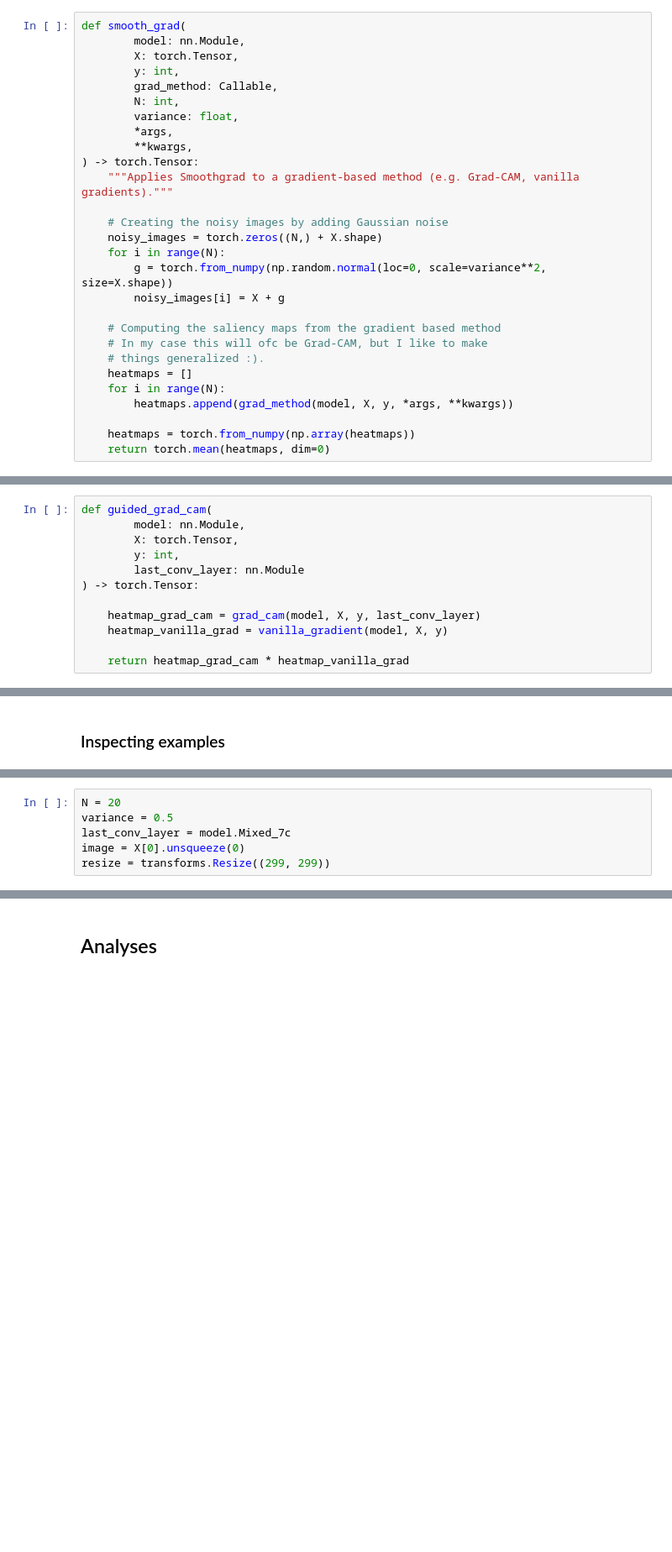
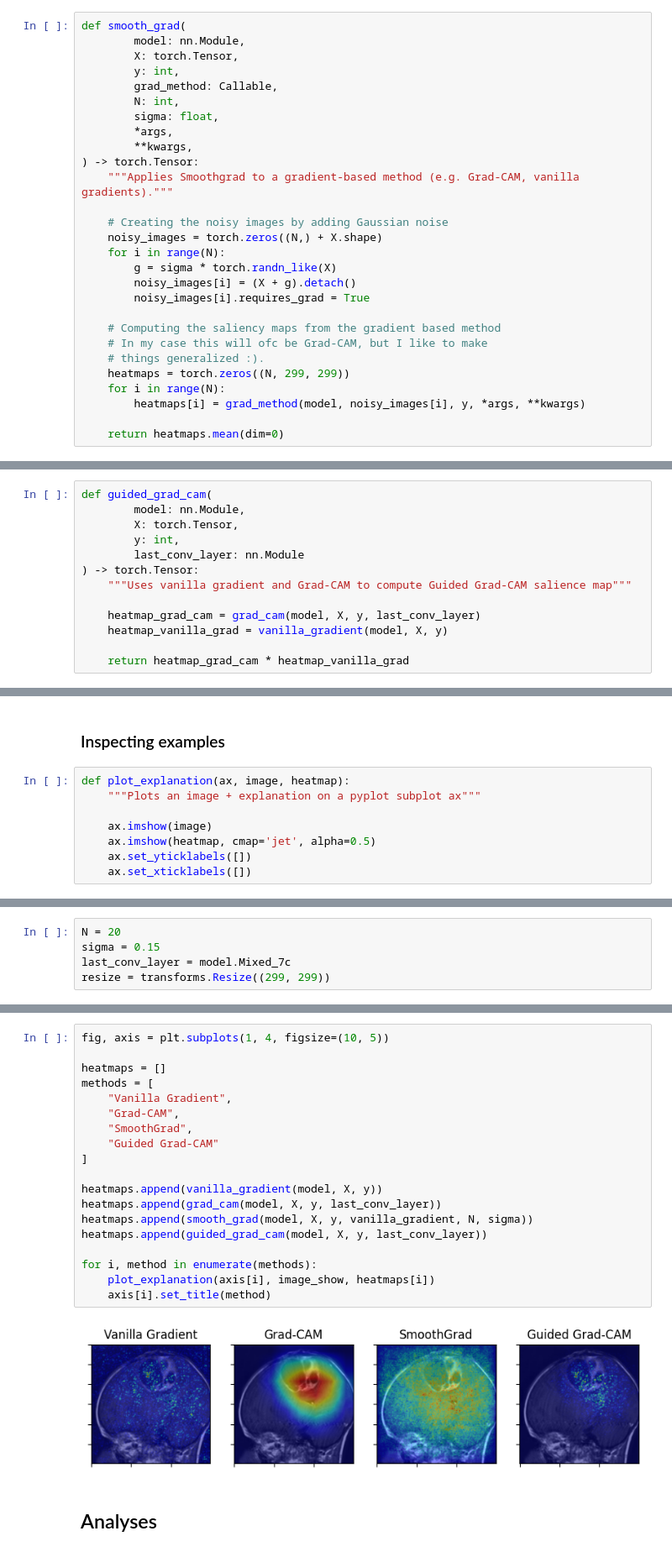
Before and after one commit to D21W12/SOW-BKI266, a Jupyter notebook: Final Assignment/analyses.ipynb, the cells around one changed output, grey strips where cells are left out. Shown at 84% size. Saved outputs shown, nothing was run; the diff lists cells and outputs as text; blank space fills up the shorter version.

```diff
--- a/Final Assignment/analyses.ipynb
+++ b/Final Assignment/analyses.ipynb
@@ -138,7 +141,7 @@ def smooth_grad(
         y: int,
         grad_method: Callable,
         N: int,
-        variance: float,
+        sigma: float,
         *args,
         **kwargs,
 ) -> torch.Tensor:
@@ -147,18 +150,18 @@ def smooth_grad(
     # Creating the noisy images by adding Gaussian noise
     noisy_images = torch.zeros((N,) + X.shape)
     for i in range(N):
-        g = torch.from_numpy(np.random.normal(loc=0, scale=variance**2, size=X.shape))
-        noisy_images[i] = X + g
+        g = sigma * torch.randn_like(X)
+        noisy_images[i] = (X + g).detach()
+        noisy_images[i].requires_grad = True
 
     # Computing the saliency maps from the gradient based method
     # In my case this will ofc be Grad-CAM, but I like to make
     # things generalized :).
-    heatmaps = []
+    heatmaps = torch.zeros((N, 299, 299))
     for i in range(N):
-        heatmaps.append(grad_method(model, X, y, *args, **kwargs))
+        heatmaps[i] = grad_method(model, noisy_images[i], y, *args, **kwargs)
 
-    heatmaps = torch.from_numpy(np.array(heatmaps))
-    return torch.mean(heatmaps, dim=0)
+    return heatmaps.mean(dim=0)
 # %% [markdown]
 ### Guided Grad-CAM
 # %%
@@ -168,6 +171,7 @@ def guided_grad_cam(
         y: int,
         last_conv_layer: nn.Module
 ) -> torch.Tensor:
+    """Uses vanilla gradient and Grad-CAM to compute Guided Grad-CAM salience map"""
 
     heatmap_grad_cam = grad_cam(model, X, y, last_conv_layer)
     heatmap_vanilla_grad = vanilla_gradient(model, X, y)
@@ -193,6 +197,14 @@ model.load_state_dict(torch.load(path, map_location=device))
 <All keys matched successfully>
 # %% [markdown]
 ### Inspecting examples
+# %%
+def plot_explanation(ax, image, heatmap):
+    """Plots an image + explanation on a pyplot subplot ax"""
+
+    ax.imshow(image)
+    ax.imshow(heatmap, cmap='jet', alpha=0.5)
+    ax.set_yticklabels([])
+    ax.set_xticklabels([])
 # %%
 model.eval()
 
@@ -214,7 +226,6 @@ Actual: glioma
 [figure]
 # %%
 N = 20
-variance = 0.5
+sigma = 0.15
 last_conv_layer = model.Mixed_7c
-image = X[0].unsqueeze(0)
 resize = transforms.Resize((299, 299))
@@ -248,3 +232,24 @@ plt.show()
+# %%
+fig, axis = plt.subplots(1, 4, figsize=(10, 5))
+
+heatmaps = []
+methods = [
+    "Vanilla Gradient",
+    "Grad-CAM",
+    "SmoothGrad",
+    "Guided Grad-CAM"
+]
+
+heatmaps.append(vanilla_gradient(model, X, y))
+heatmaps.append(grad_cam(model, X, y, last_conv_layer))
+heatmaps.append(smooth_grad(model, X, y, vanilla_gradient, N, sigma))
+heatmaps.append(guided_grad_cam(model, X, y, last_conv_layer))
+
+for i, method in enumerate(methods):
+    plot_explanation(axis[i], image_show, heatmaps[i])
+    axis[i].set_title(method)
+# %% [output]
+[figure, added]
 # %% [markdown]
 ## Analyses
 # %% [markdown]
```
Also changed, not shown: parts of 13 cells of this notebook.
